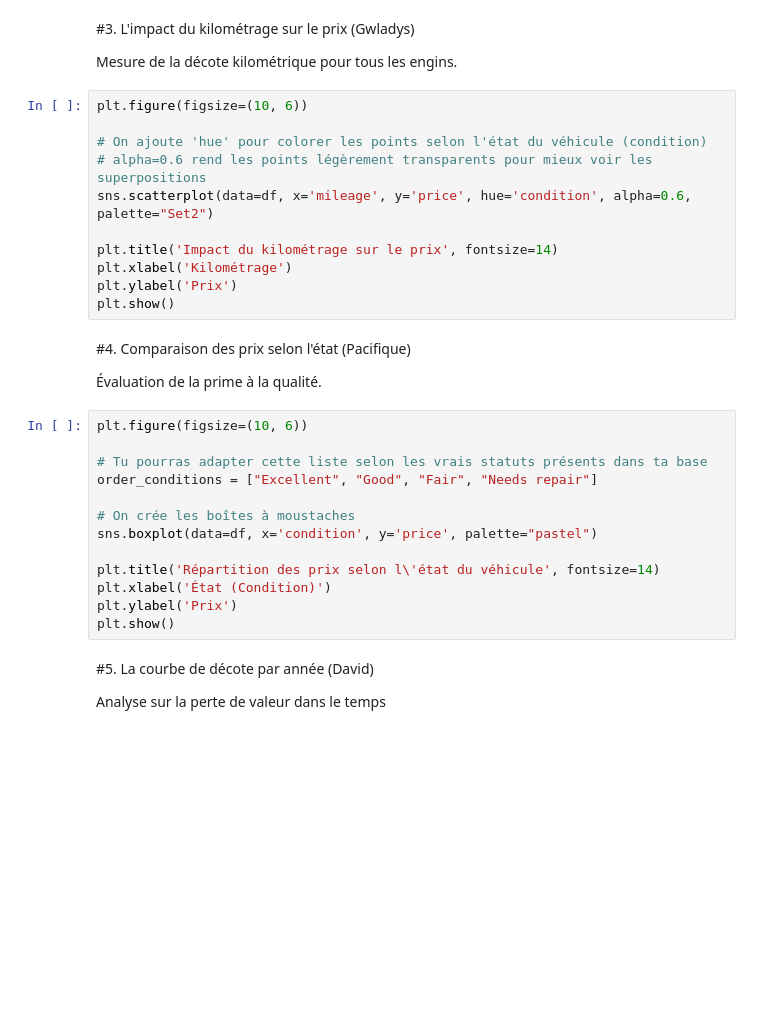
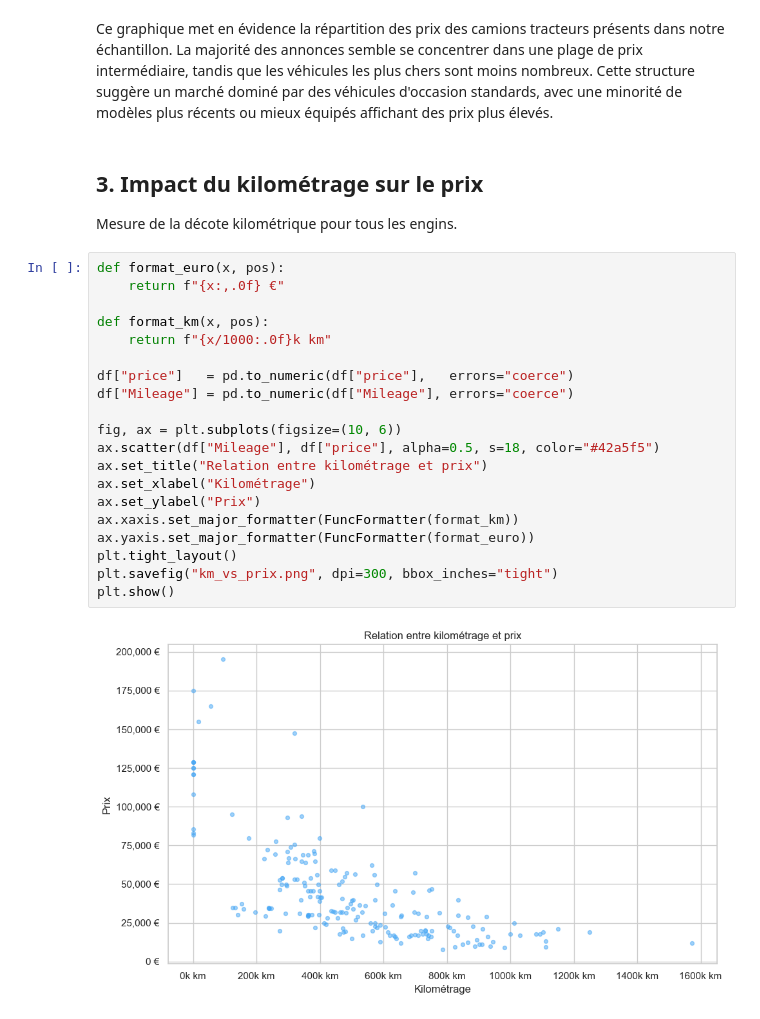
Before and after one commit to PierrotGbenyon/ScrappingTractor, a Jupyter notebook: analyse_de_données_projet_scraping.ipynb, the cells around one changed output. Cells and saved outputs as stored; diff of their text form; blank space fills up the shorter version.

Commit message:
Vérification
Ajustement des titres et légères corrections

```diff
--- a/analyse_de_données_projet_scraping.ipynb
+++ b/analyse_de_données_projet_scraping.ipynb
@@ -84,36 +79,28 @@ plt.show()
+# %% [markdown]
+Ce graphique met en évidence la répartition des prix des camions tracteurs présents dans notre échantillon. La majorité des annonces semble se concentrer dans une plage de prix intermédiaire, tandis que les véhicules les plus chers sont moins nombreux. Cette structure suggère un marché dominé par des véhicules d'occasion standards, avec une minorité de modèles plus récents ou mieux équipés affichant des prix plus élevés.
 # %% [markdown]
-#3. L'impact du kilométrage sur le prix (Gwladys)
+## 3. Impact du kilométrage sur le prix
 
 Mesure de la décote kilométrique pour tous les engins.
-# %%
-plt.figure(figsize=(10, 6))
-
-# On ajoute 'hue' pour colorer les points selon l'état du véhicule (condition)
-# alpha=0.6 rend les points légèrement transparents pour mieux voir les superpositions
-sns.scatterplot(data=df, x='mileage', y='price', hue='condition', alpha=0.6, palette="Set2")
-
-plt.title('Impact du kilométrage sur le prix', fontsize=14)
-plt.xlabel('Kilométrage')
-plt.ylabel('Prix')
-plt.show()
-# %% [markdown]
-#4. Comparaison des prix selon l'état (Pacifique)
-
-Évaluation de la prime à la qualité.
-# %%
-plt.figure(figsize=(10, 6))
-
-# Tu pourras adapter cette liste selon les vrais statuts présents dans ta base
-order_conditions = ["Excellent", "Good", "Fair", "Needs repair"]
-
-# On crée les boîtes à moustaches
-sns.boxplot(data=df, x='condition', y='price', palette="pastel")
-
-plt.title('Répartition des prix selon l\'état du véhicule', fontsize=14)
-plt.xlabel('État (Condition)')
-plt.ylabel('Prix')
-plt.show()
-# %% [markdown]
-#5. La courbe de décote par année (David)
-
-Analyse sur la perte de valeur dans le temps
+# %%
+def format_euro(x, pos):
+    return f"{x:,.0f} €"
+
+def format_km(x, pos):
+    return f"{x/1000:.0f}k km"
+
+df["price"]   = pd.to_numeric(df["price"],   errors="coerce")
+df["Mileage"] = pd.to_numeric(df["Mileage"], errors="coerce")
+
+fig, ax = plt.subplots(figsize=(10, 6))
+ax.scatter(df["Mileage"], df["price"], alpha=0.5, s=18, color="#42a5f5")
+ax.set_title("Relation entre kilométrage et prix")
+ax.set_xlabel("Kilométrage")
+ax.set_ylabel("Prix")
+ax.xaxis.set_major_formatter(FuncFormatter(format_km))
+ax.yaxis.set_major_formatter(FuncFormatter(format_euro))
+plt.tight_layout()
+plt.savefig("km_vs_prix.png", dpi=300, bbox_inches="tight")
+plt.show()
+# %% [output]
+[figure, added]
```
Also changed, not shown: parts of 17 cells of this notebook.
